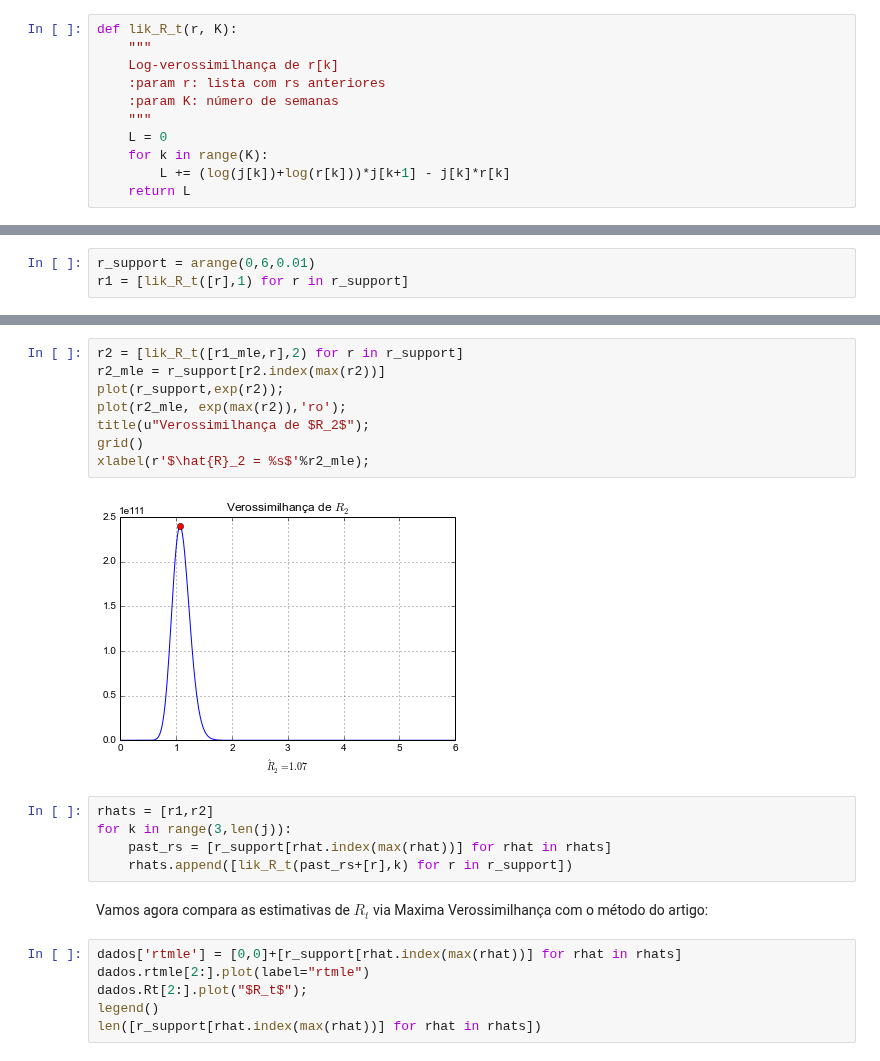
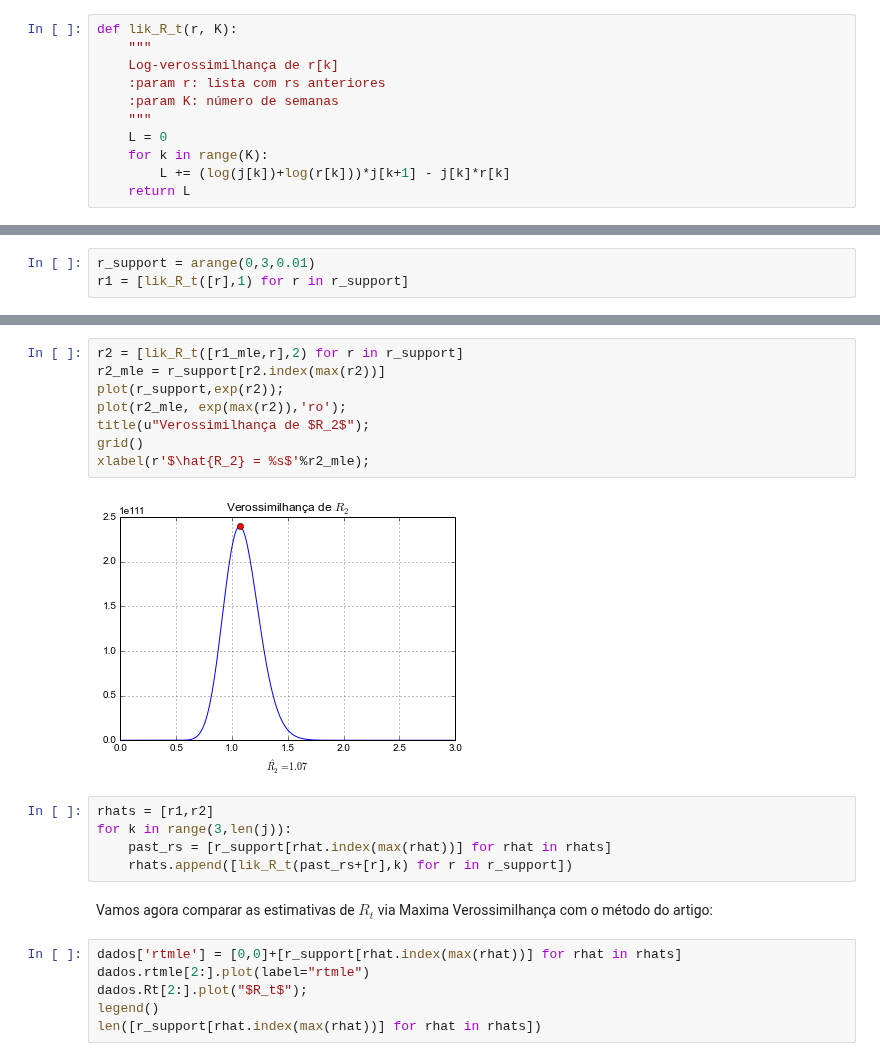
Before and after one commit to AlertaDengue/AlertTools, a Jupyter notebook: Estimacao_de_Rt_por_verossimilhanca/Estimação de R_t.ipynb, the cells around one changed output, grey strips where cells are left out. Cells and saved outputs as stored; diff of their text form.

```diff
--- a/Estimacao_de_Rt_por_verossimilhanca/Estimação de R_t.ipynb
+++ b/Estimacao_de_Rt_por_verossimilhanca/Estimação de R_t.ipynb
@@ -77,3 +75,3 @@ Let's calculate the likelihood of $r_t$ between 0 and 5
 # %%
-r_support = arange(0,6,0.01)
+r_support = arange(0,3,0.01)
 r1 = [lik_R_t([r],1) for r in r_support]
@@ -89,20 +89,20 @@ xlabel(r'$R_1 = {}$'.format(r1_mle));
 # %%
 r2 = [lik_R_t([r1_mle,r],2) for r in r_support]
 r2_mle = r_support[r2.index(max(r2))]
 plot(r_support,exp(r2));
 plot(r2_mle, exp(max(r2)),'ro');
 title(u"Verossimilhança de $R_2$");
 grid()
-xlabel(r'$\hat{R}_2 = %s$'%r2_mle);
+xlabel(r'$\hat{R_2} = %s$'%r2_mle);
 # %% [output]
-[figure, old version]
+[figure, new version]
 # %%
 rhats = [r1,r2]
 for k in range(3,len(j)):
     past_rs = [r_support[rhat.index(max(rhat))] for rhat in rhats]
     rhats.append([lik_R_t(past_rs+[r],k) for r in r_support])
 # %% [markdown]
-Vamos agora compara as estimativas de $R_t$ via Maxima Verossimilhança com o método do artigo:
+Vamos agora comparar as estimativas de $R_t$ via Maxima Verossimilhança com o método do artigo:
 # %%
 dados['rtmle'] = [0,0]+[r_support[rhat.index(max(rhat))] for rhat in rhats]
 dados.rtmle[2:].plot(label="rtmle")
```
Also changed, not shown: parts of 15 cells of this notebook, 2 other files.
